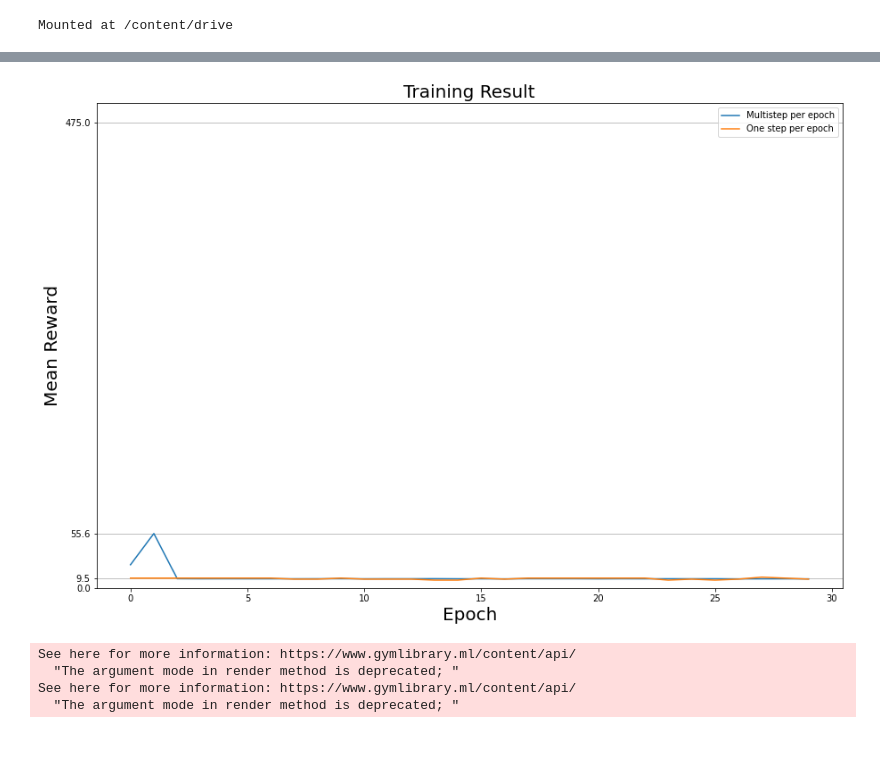
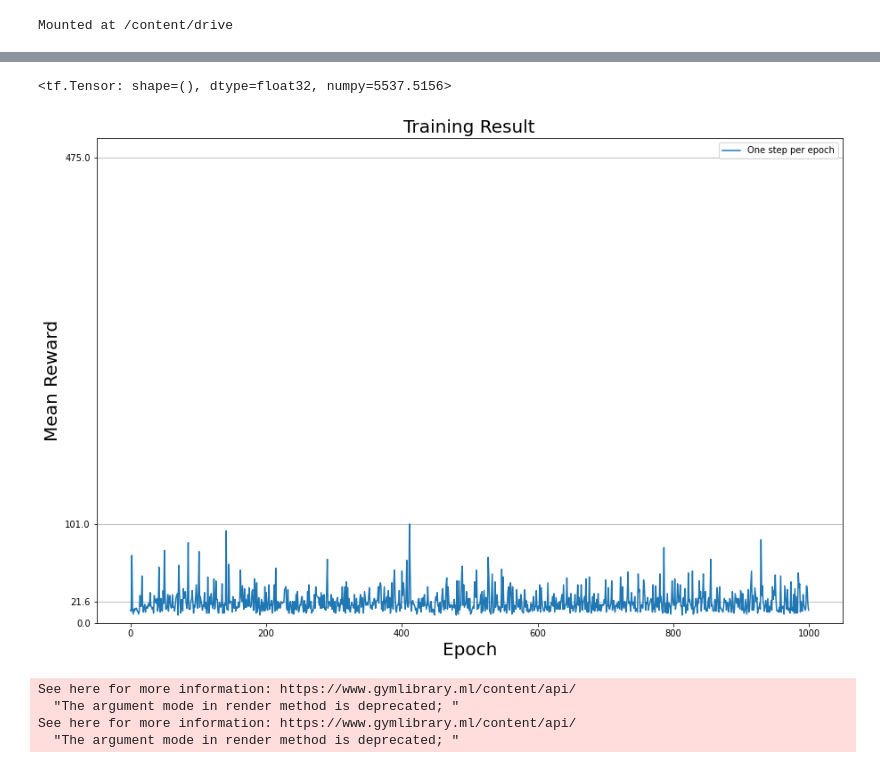
Before and after one commit to 93wilsonlu/Policy_Gradient, a Jupyter notebook: Policy_Gradient.ipynb, the cells around one changed output, grey strips where cells are left out. Drawn from its saved outputs; the diff is of its cells as text; code cells hidden in the pictures.

Commit message:
Modify logprobabilities

```diff
--- a/Policy_Gradient.ipynb
+++ b/Policy_Gradient.ipynb
@@ -75,7 +75,7 @@ def logprobabilities(logits, a):
     :param array(n) a
     :return array(n) logprobability
     '''
-    logprobabilities_all = tf.math.log(logits)
+    logprobabilities_all = tf.math.log_softmax(logits)
     logprobability = tf.reduce_sum(
         tf.one_hot(a, num_actions) * logprobabilities_all, axis=1
     )
@@ -92,7 +92,7 @@ def sample_action(observation):
     return action[0]
 # %%
 observation_input = keras.Input(shape=(observation_dimensions,), dtype=tf.float32)
-logits = mlp(observation_input, [64, 64, num_actions], 'relu', 'softmax')
+logits = mlp(observation_input, [64, 64, num_actions])
 model = keras.Model(inputs=observation_input, outputs=logits)
 optimizer = keras.optimizers.Adam()
 # %%
@@ -155,22 +173,26 @@ for epoch in range(epochs):
+# %%
+loss
+# %% [output]
+<tf.Tensor: shape=(), dtype=float32, numpy=5537.5156>
 # %%
 import matplotlib.pyplot as plt
 
 plt.figure(figsize=(15, 10))
 
 plt.plot(np.arange(0, epochs), sum_reward_one_step, label='One step per epoch')
 
 plt.xlabel('Epoch', fontsize=20)
 plt.ylabel('Mean Reward', fontsize=20)
 plt.title("Training Result", fontsize=20)
 
 plt.ylim(0, env.spec.reward_threshold+20)
-plt.yticks([0, env.spec.reward_threshold])
+plt.yticks([0, np.mean(sum_reward_one_step), np.max(sum_reward_one_step), env.spec.reward_threshold])
 plt.grid(axis='y')
 plt.legend()
 
 plt.show()
 # %% [output]
-[figure, old version]
+[figure, new version]
 # %%
 from gym.wrappers import RecordVideo
 record_env = RecordVideo(env, './video')
```
Also changed, not shown: parts of 1 cell of this notebook.
